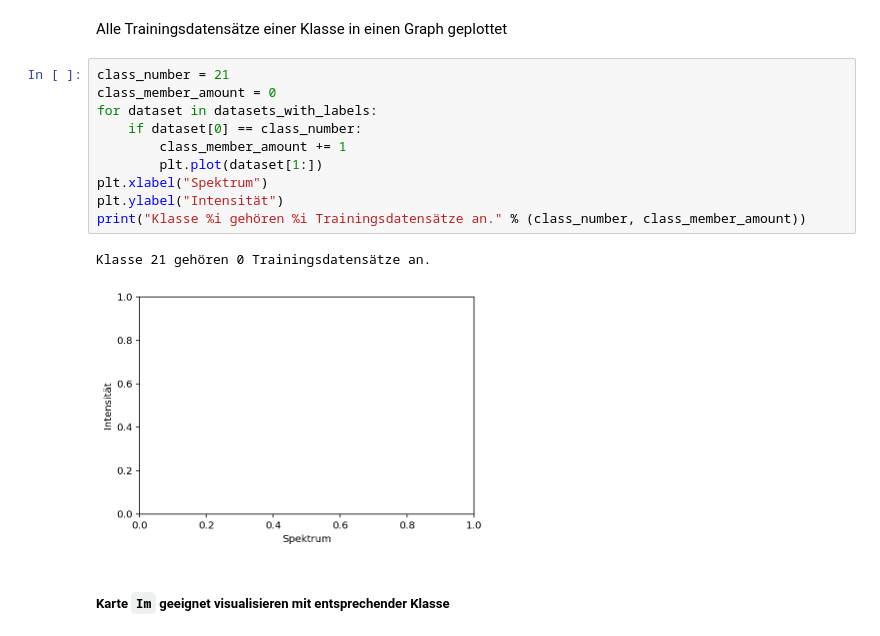
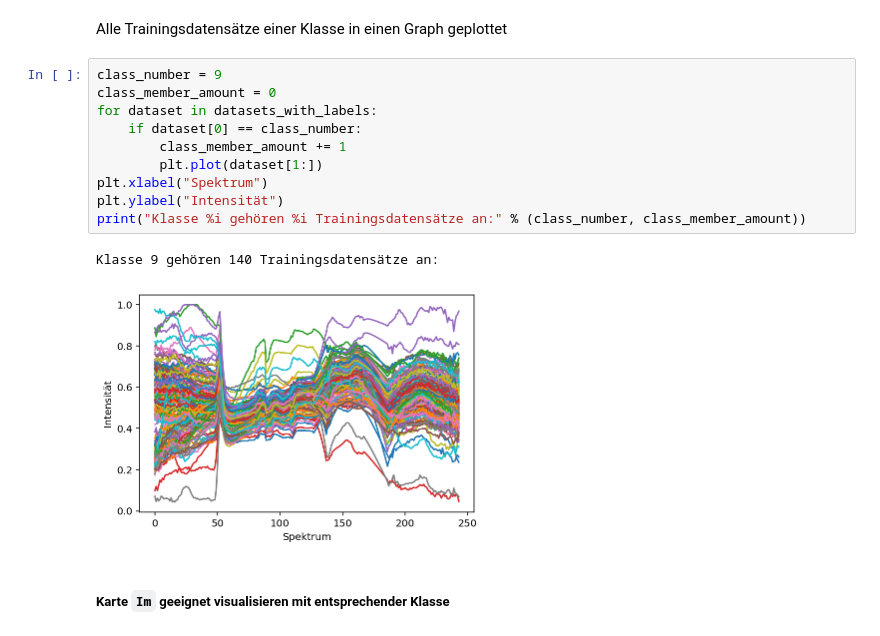
Before and after one commit to thedomdom/wbs, a Jupyter notebook: WBS_P-Übung1.ipynb, the cells around one changed output. Cells and saved outputs as stored; diff of their text form.

```diff
--- a/WBS_P-Übung1.ipynb
+++ b/WBS_P-Übung1.ipynb
@@ -133,18 +133,18 @@ Trainingsdatensatz 5:
 # %% [markdown]
 Alle Trainingsdatensätze einer Klasse in einen Graph geplottet
 # %%
-class_number = 21
+class_number = 9
 class_member_amount = 0
 for dataset in datasets_with_labels:
     if dataset[0] == class_number:
         class_member_amount += 1
         plt.plot(dataset[1:])
 plt.xlabel("Spektrum")
 plt.ylabel("Intensität")
-print("Klasse %i gehören %i Trainingsdatensätze an." % (class_number, class_member_amount))
+print("Klasse %i gehören %i Trainingsdatensätze an:" % (class_number, class_member_amount))
 # %% [output]
-Klasse 21 gehören 0 Trainingsdatensätze an.
+Klasse 9 gehören 140 Trainingsdatensätze an:
-[figure, old version]
+[figure, new version]
 # %% [markdown]
 ##### Karte `Im` geeignet visualisieren mit entsprechender Klasse
 # %% [markdown]
```
Also changed, not shown: parts of 4 cells of this notebook.
